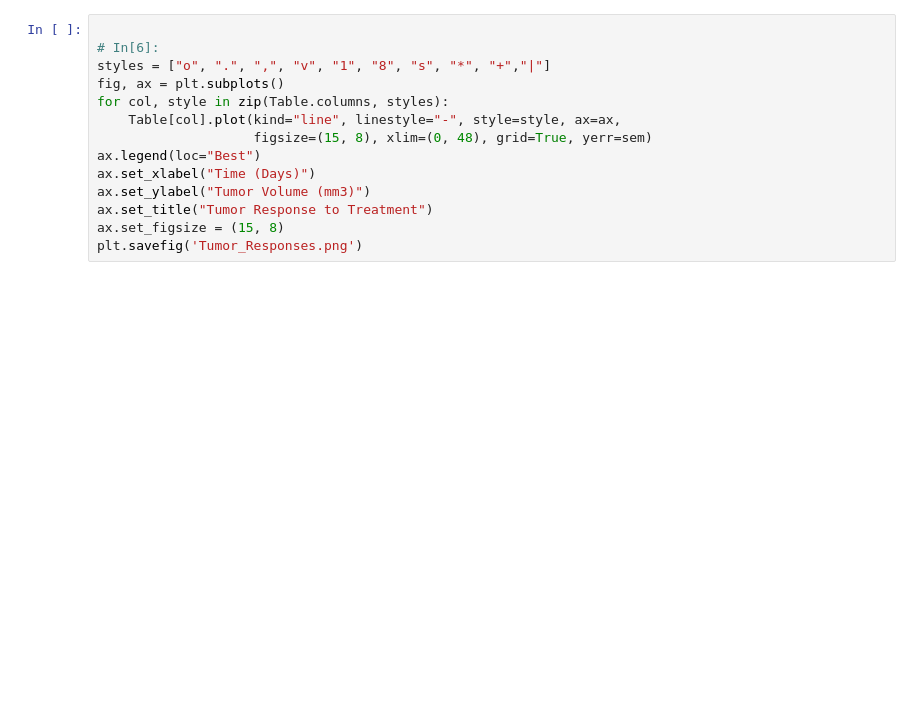
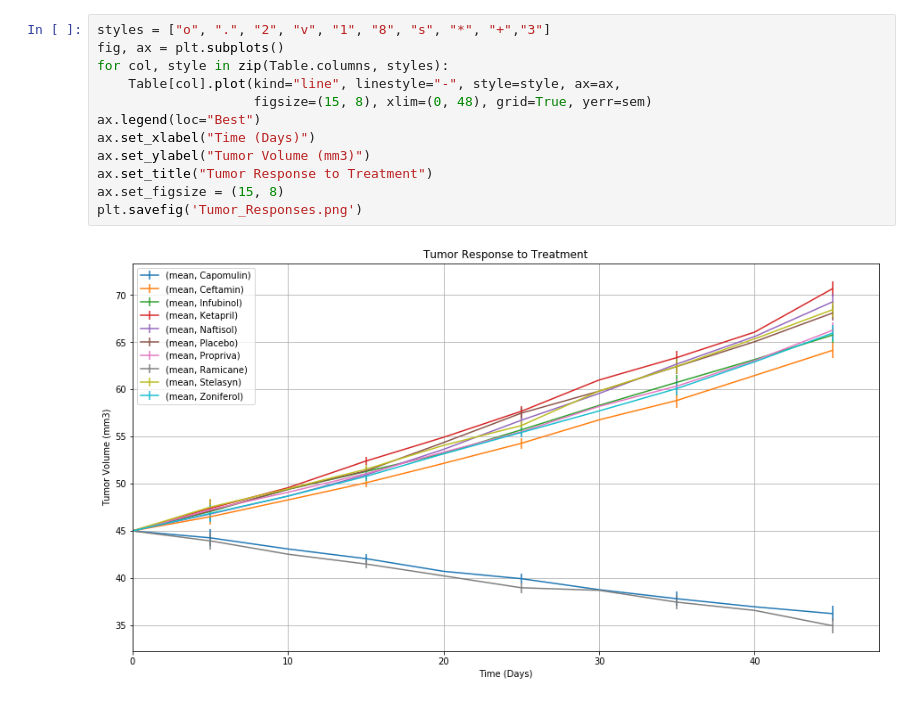
Before and after one commit to XaraRoy/Matplotlib-Homework, a Jupyter notebook: pymaceuticals.ipynb, the cells around one changed output. Saved outputs shown, nothing was run; the diff lists cells and outputs as text; blank space fills up the shorter version.

```diff
--- a/pymaceuticals.ipynb
+++ b/pymaceuticals.ipynb
@@ -40,17 +69,17 @@ Table.head()
 # %%
-
-# In[6]:
-styles = ["o", ".", ",", "v", "1", "8", "s", "*", "+","|"]
+styles = ["o", ".", "2", "v", "1", "8", "s", "*", "+","3"]
 fig, ax = plt.subplots()
 for col, style in zip(Table.columns, styles):
     Table[col].plot(kind="line", linestyle="-", style=style, ax=ax,
                     figsize=(15, 8), xlim=(0, 48), grid=True, yerr=sem)
 ax.legend(loc="Best")
 ax.set_xlabel("Time (Days)")
 ax.set_ylabel("Tumor Volume (mm3)")
 ax.set_title("Tumor Response to Treatment")
 ax.set_figsize = (15, 8)
 plt.savefig('Tumor_Responses.png')
+# %% [output]
+[figure, added]
 # %%
 # Metastatic Response to Treatment
 # Store the Mean Met. Site Data Grouped by Drug and Timepoint
```
Also changed, not shown: parts of 15 cells of this notebook, 1 other file.
